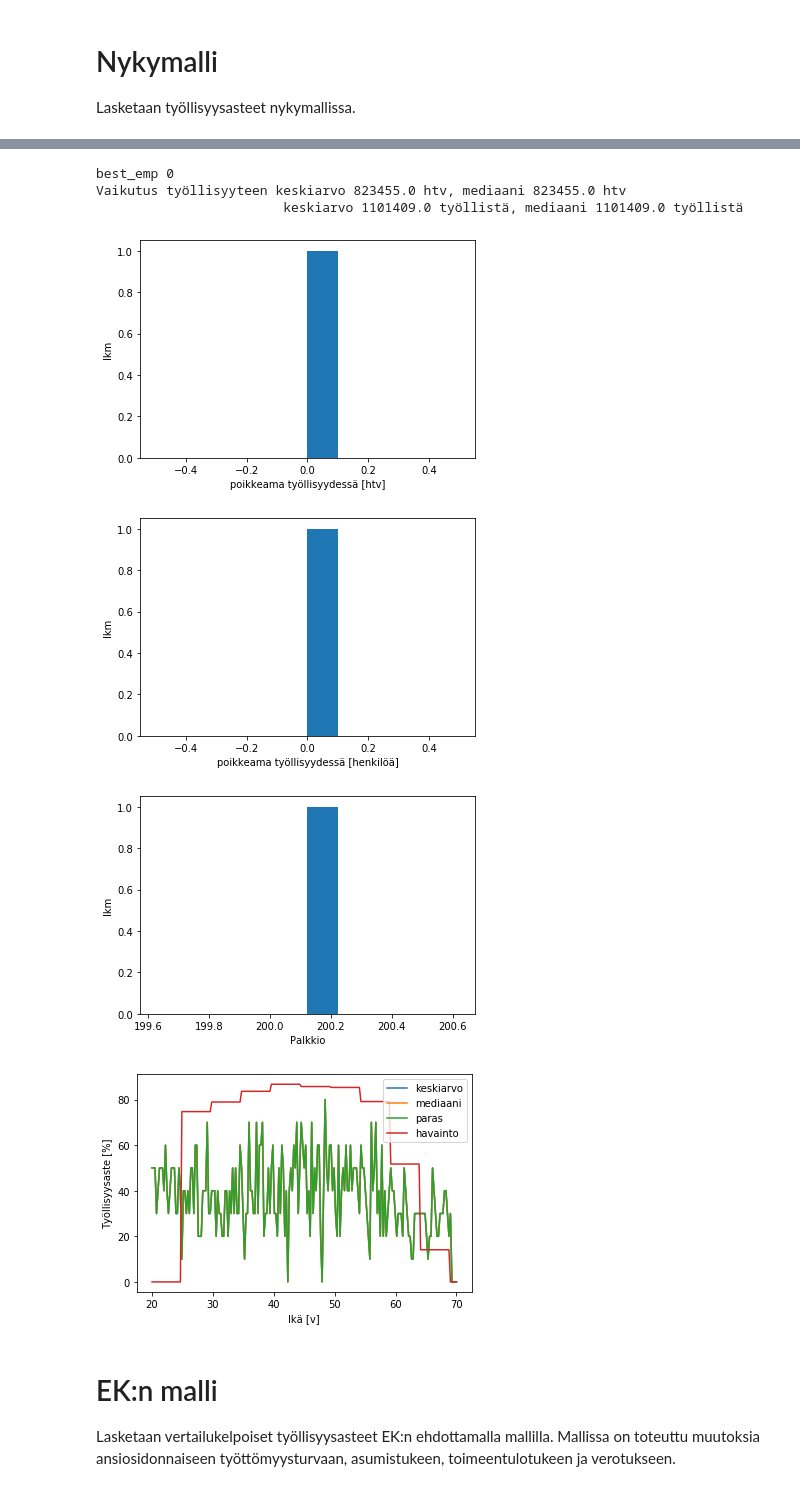
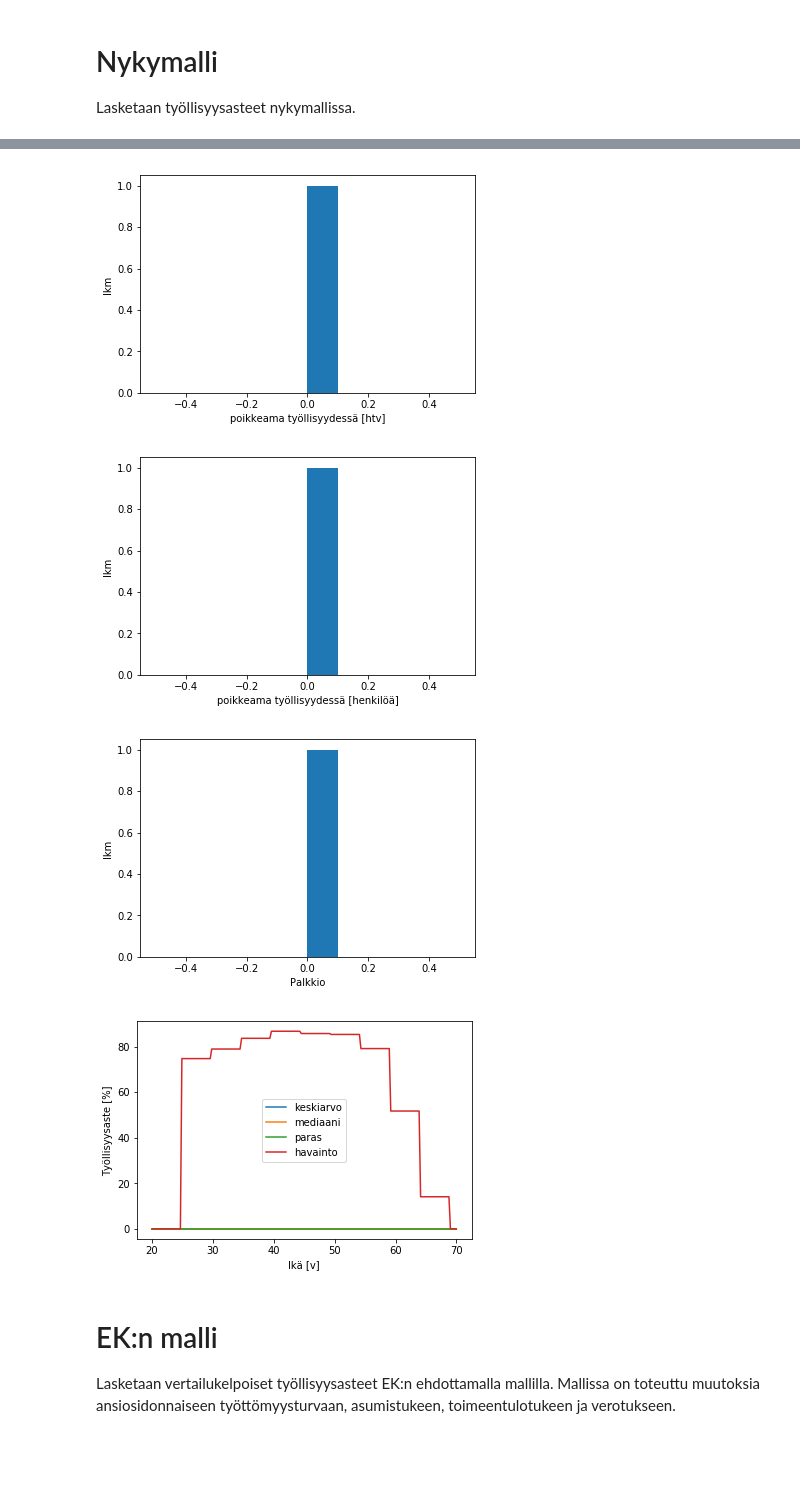
Before and after one commit to ajtanskanen/lifecycle-old-rl, a Jupyter notebook: social security with RL 10.ipynb, the cells around one changed output, grey strips where cells are left out. Saved outputs shown, nothing was run; the diff lists cells and outputs as text; code cells hidden in the pictures; blank space fills up the shorter version.

```diff
--- a/social security with RL 10.ipynb
+++ b/social security with RL 10.ipynb
@@ -54,8 +54,8 @@ Lasketaan työllisyysasteet nykymallissa.
 cc1=Lifecycle(env='unemployment-v1',minimal=False,mortality=mortality,perustulo=False,randomness=True,
               deterministic=False)
 cc1.explain()
-cc1.run_results(debug=True,steps1=1000,steps2=size2,n=0,pop=pop_size,deterministic=deterministic,
-                train=False,predict=True,batch1=batch2,batch2=batch2,bestname='saved/best_perus',plot=True,
+cc1.run_results(debug=False,steps1=size1,steps2=size2,pop=pop_size,deterministic=deterministic,
+                train=True,predict=True,batch1=batch2,batch2=batch2,bestname='saved/best_perus',plot=True,
                 save='saved/perusmalli')
 # %% [output]
 No mortality included
@@ -81,10 +84,7 @@ HBox(children=(IntProgress(value=0, description='Population', max=10, style=Prog
-best_emp 0
-Vaikutus työllisyyteen keskiarvo 823455.0 htv, mediaani 823455.0 htv
-                        keskiarvo 1101409.0 työllistä, mediaani 1101409.0 työllistä
-[figure, old version]
+[figure, new version]
-[figure, old version]
+[figure, new version]
-[figure, old version]
+[figure, new version]
-[figure, old version]
+[figure, new version]
 # %% [markdown]
 # EK:n malli
 
```
Also changed, not shown: parts of 2 cells of this notebook, 1 other file.
